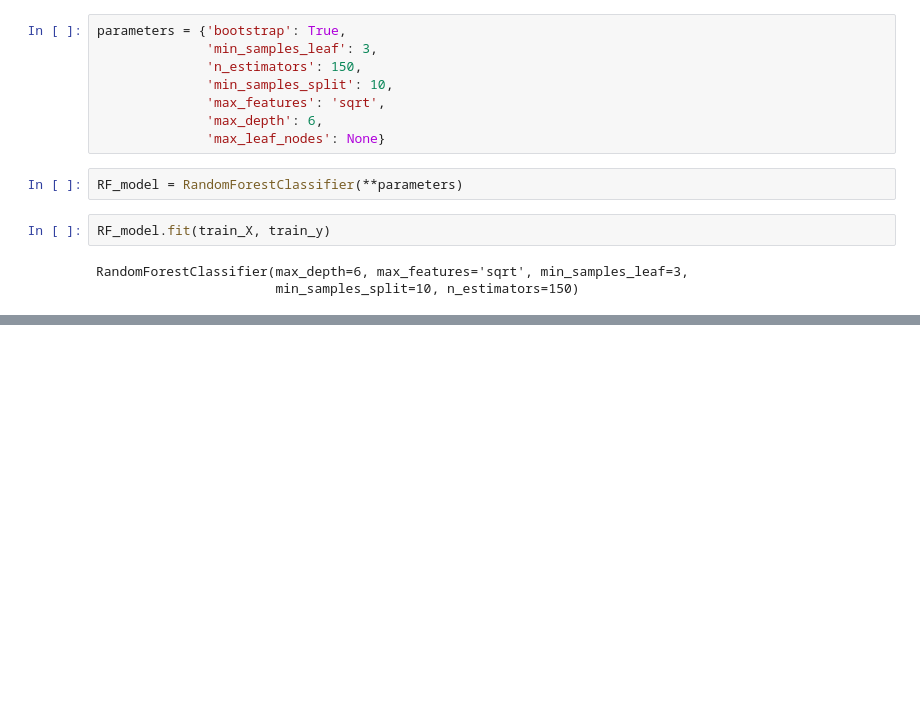
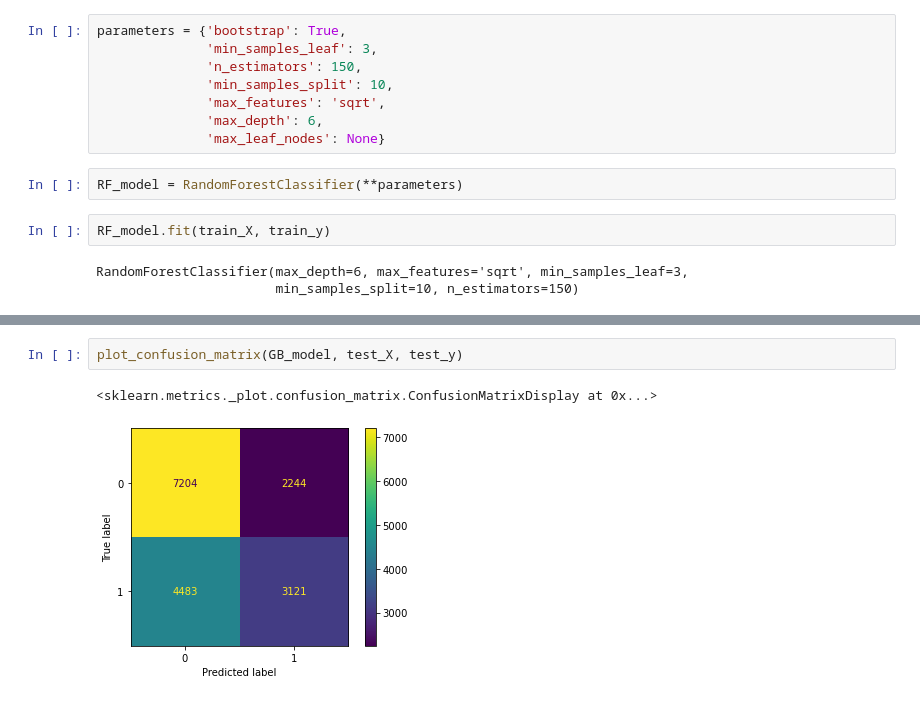
Before and after one commit to lorenagh/latam, a Jupyter notebook: solution.ipynb, the cells around one changed output, grey strips where cells are left out. Drawn from its saved outputs; the diff is of its cells as text; blank space fills up the shorter version.

```diff
--- a/solution.ipynb
+++ b/solution.ipynb
@@ -944,0 +967,5 @@ AttributeError: predict_proba is not available when  probability=False
+# %%
+plot_confusion_matrix(GB_model, test_X, test_y)
+# %% [output]
+<sklearn.metrics._plot.confusion_matrix.ConfusionMatrixDisplay at 0x...>
+[figure, added]
```
Also changed, not shown: parts of 25 cells of this notebook.
